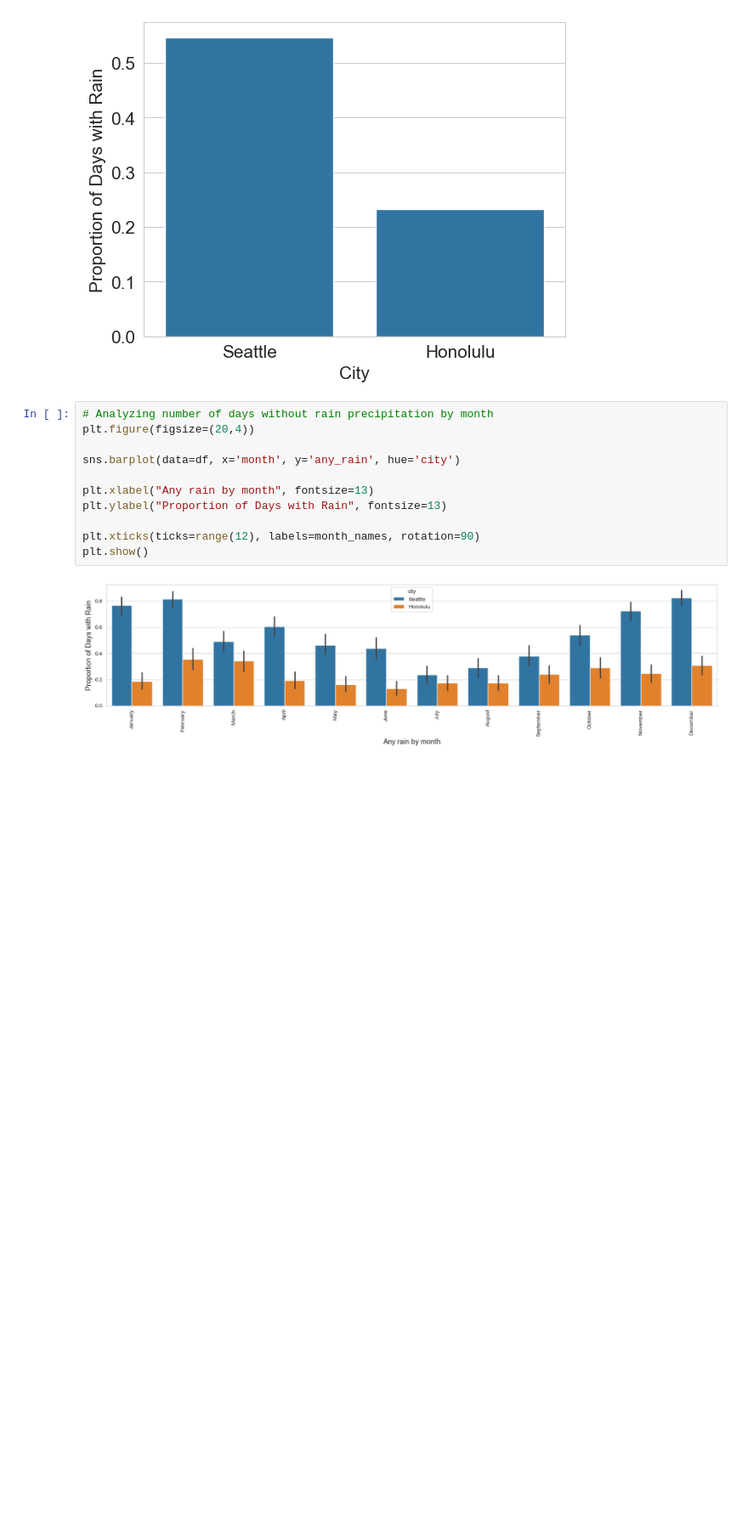
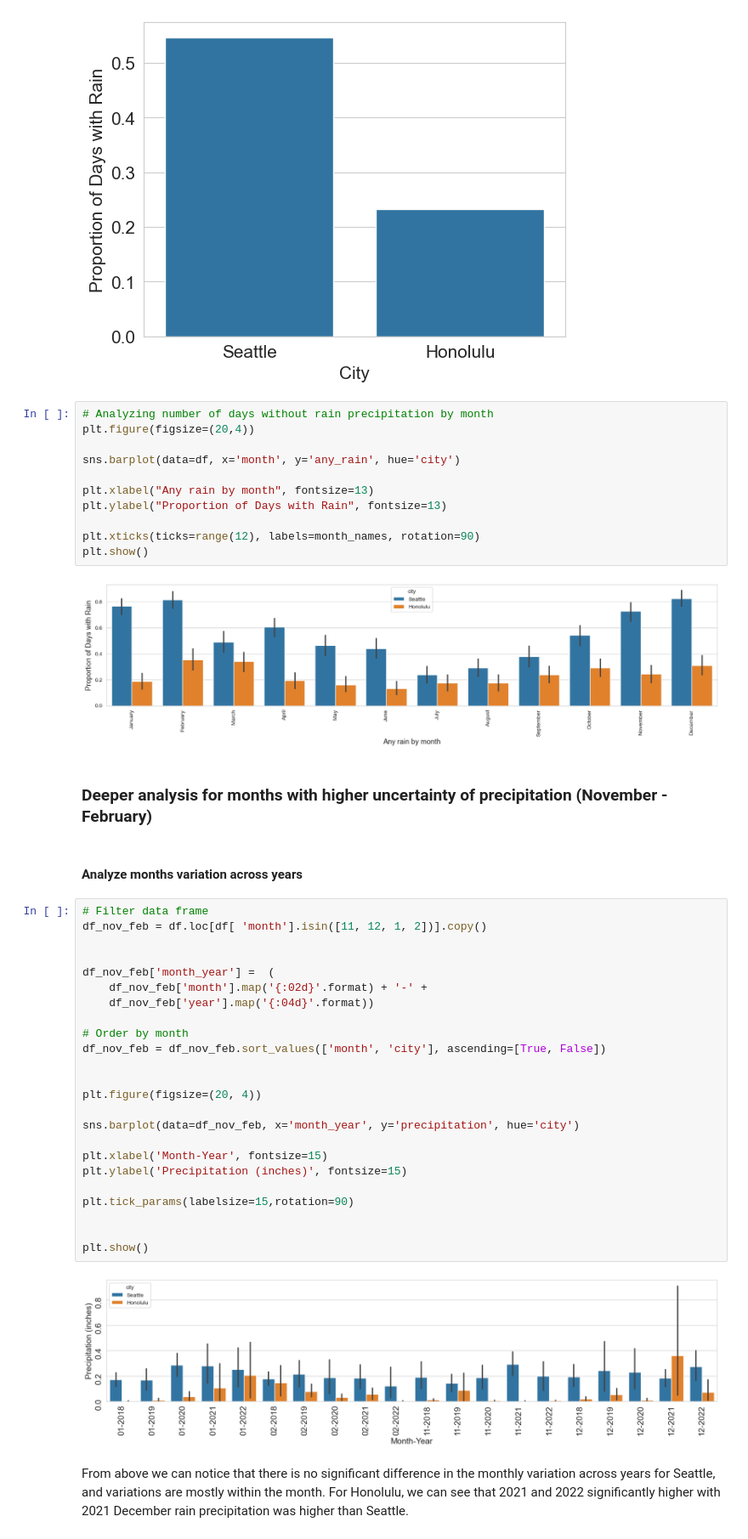
Before and after one commit to JLichwa80/weather, a Jupyter notebook: code/Weather_Data_Analysis.ipynb, the cells around one changed output. Shown: that part at 85% size. Drawn from its saved outputs; the diff is of its cells as text; blank space fills up the shorter version.

Commit message:
Finalize analysis for weather project

```diff
--- a/code/Weather_Data_Analysis.ipynb
+++ b/code/Weather_Data_Analysis.ipynb
@@ -198,3 +198,35 @@ plt.xticks(ticks=range(12), labels=month_names, rotation=90)
 plt.show()
 # %% [output]
 [figure]
+# %% [markdown]
+### Deeper analysis for months with higher uncertainty of precipitation (November - February)
+# %% [markdown]
+#### Analyze months variation across years
+# %%
+# Filter data frame
+df_nov_feb = df.loc[df[ 'month'].isin([11, 12, 1, 2])].copy()
+
+
+df_nov_feb['month_year'] =  (
+    df_nov_feb['month'].map('{:02d}'.format) + '-' +
+    df_nov_feb['year'].map('{:04d}'.format))
+
+# Order by month
+df_nov_feb = df_nov_feb.sort_values(['month', 'city'], ascending=[True, False])
+
+
+plt.figure(figsize=(20, 4))
+
+sns.barplot(data=df_nov_feb, x='month_year', y='precipitation', hue='city')
+
+plt.xlabel('Month-Year', fontsize=15)
+plt.ylabel('Precipitation (inches)', fontsize=15)
+
+plt.tick_params(labelsize=15,rotation=90)
+
+
+plt.show()
+# %% [output]
+[figure, added]
+# %% [markdown]
+From above we can notice that there is no significant difference in the monthly variation across years for Seattle, and variations are mostly within the month. For Honolulu, we can see that 2021 and 2022 significantly higher with 2021 December rain precipitation was higher than Seattle.
```
Also changed, not shown: parts of 1 cell of this notebook.
